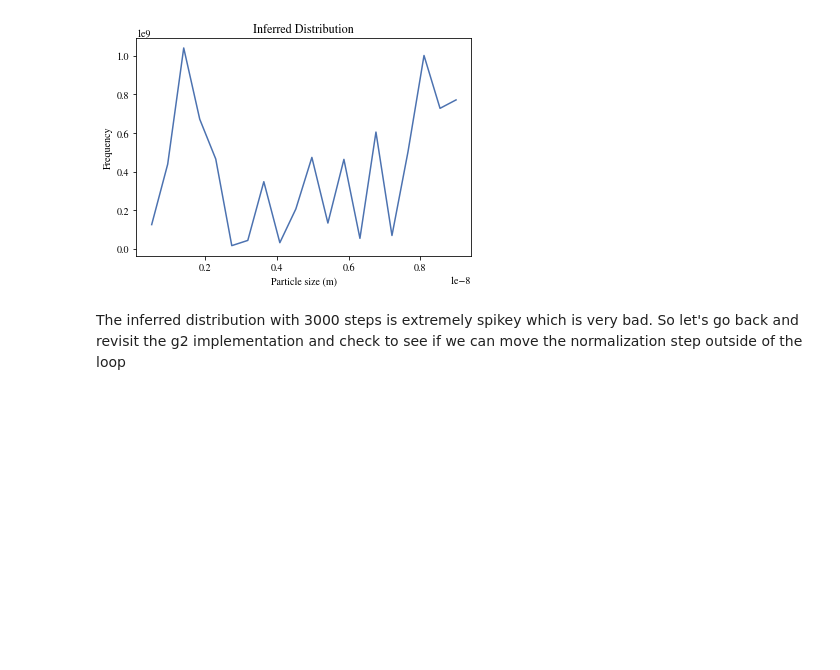
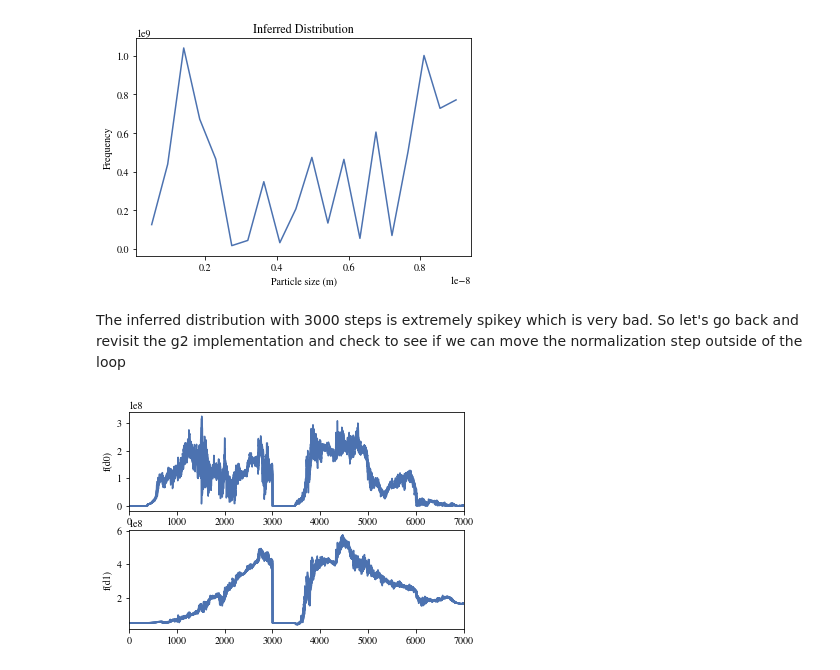
Before and after one commit to thydmle/pydls, a Jupyter notebook: Bayes Take 9 07012019.ipynb, the cells around one changed output. Cells and saved outputs as stored; diff of their text form; code cells hidden in the pictures; blank space fills up the shorter version.

```diff
--- a/Bayes Take 9 07012019.ipynb
+++ b/Bayes Take 9 07012019.ipynb
@@ -186,0 +189,2 @@ and check to see if we can move the normalization step outside of the loop
+# %%
+nsteps2 = 4000
@@ -186,0 +193,23 @@ and check to see if we can move the normalization step outside of the loop
+# %%
+result = sampler.run_mcmc(start_pos, nsteps2)
+sampler.acceptance_fraction
+# %%
+plt.style.use('seaborn-deep')
+plt.rcParams['mathtext.fontset'] = 'stix'
+plt.rcParams['font.family'] = 'STIXGeneral'
+params = {'legend.fontsize': 'x-large',
+          'figure.figsize': (15, 5),
+         'axes.labelsize': 'x-large',
+         'axes.titlesize':'x-large',
+         'xtick.labelsize':'x-large',
+         'ytick.labelsize':'x-large'}
+
+fig, (ax0, ax1) = plt.subplots(2)
+ax0.set(ylabel='f(d0)')
+ax1.set(ylabel='f(d1)')
+
+for j in range(10):
+    sns.tsplot(sampler.chain[j, :, 0], ax=ax0)
+    sns.tsplot(sampler.chain[j, :, 1], ax=ax1)
+# %% [output]
+[figure, added]
```
Also changed, not shown: parts of 3 cells of this notebook, 1 other file.
